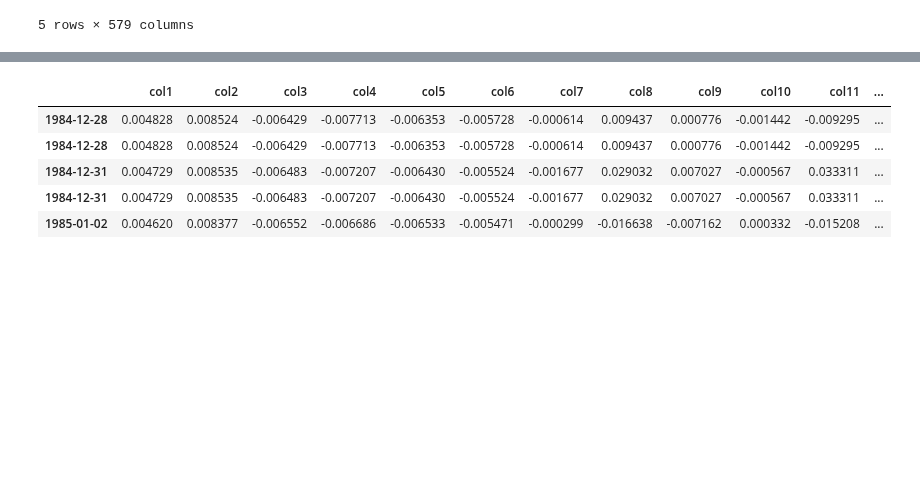
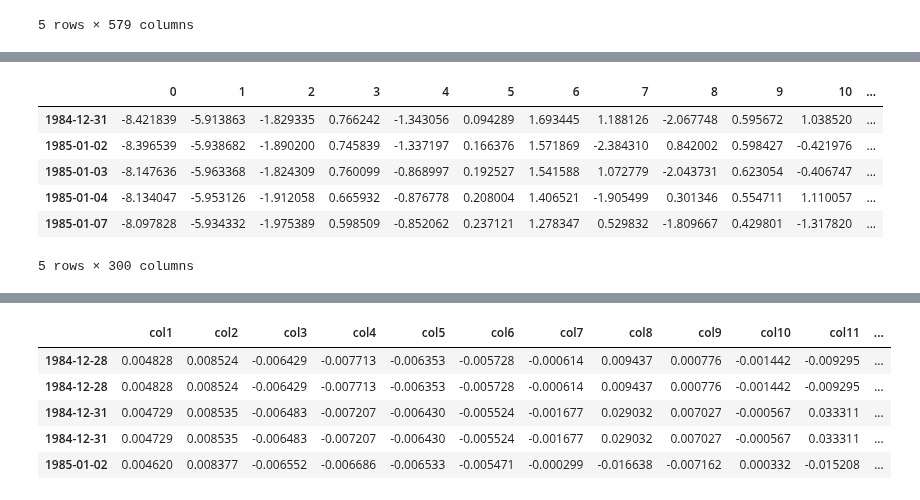
Before and after one commit to savourylie/Stock-Price-Forecaster, a Jupyter notebook: TradingBot/TradingBot.ipynb, the cells around one changed output, grey strips where cells are left out. Drawn from its saved outputs; the diff is of its cells as text; code cells hidden in the pictures; blank space fills up the shorter version.

```diff
--- a/TradingBot/TradingBot.ipynb
+++ b/TradingBot/TradingBot.ipynb
@@ -2560,0 +1978,3 @@ No reward yet...0 assigned.
+# %%
+dfMain2['Trade Price'] = dfMain2['Adj Close']
+print(dfMain2[['Trade Price', 'Open', 'Adj Close']].head())
@@ -2560,0 +2160,26 @@ No reward yet...0 assigned.
+# %%
+# PCA Fit and Transformation and DF Reconstruction
+def pca_transform_reconstruct(fit_data, trans_data, pca_dim):
+    pca = PCA(n_components=pca_dim)
+    pca.fit(fit_data)
+
+    data_pca = pca.transform(trans_data)
+    data_pca = pd.DataFrame(data=data_pca)
+    data_pca['Date'] = trans_data.index
+    data_pca.set_index(data_pca['Date'], inplace=True)
+    del data_pca.index.name
+    del data_pca['Date']
+
+    return data_pca
+
+df_features_pca = pca_transform_reconstruct(df_features_norm, df_features_norm, 300)
+# %%
+display(df_features_pca.head())
+# %% [output]
+|  | 0 | 1 | 2 | 3 | 4 | 5 | 6 | 7 | 8 | 9 | 10 | ... |
+| 1984-12-31 | -8.421839 | -5.913863 | -1.829335 | 0.766242 | -1.343056 | 0.094289 | 1.693445 | 1.188126 | -2.067748 | 0.595672 | 1.038520 | ... |
+| 1985-01-02 | -8.396539 | -5.938682 | -1.890200 | 0.745839 | -1.337197 | 0.166376 | 1.571869 | -2.384310 | 0.842002 | 0.598427 | -0.421976 | ... |
+| 1985-01-03 | -8.147636 | -5.963368 | -1.824309 | 0.760099 | -0.868997 | 0.192527 | 1.541588 | 1.072779 | -2.043731 | 0.623054 | -0.406747 | ... |
+| 1985-01-04 | -8.134047 | -5.953126 | -1.912058 | 0.665932 | -0.876778 | 0.208004 | 1.406521 | -1.905499 | 0.301346 | 0.554711 | 1.110057 | ... |
+| 1985-01-07 | -8.097828 | -5.934332 | -1.975389 | 0.598509 | -0.852062 | 0.237121 | 1.278347 | 0.529832 | -1.809667 | 0.429801 | -1.317820 | ... |
+5 rows × 300 columns
```
Also changed, not shown: parts of 55 cells of this notebook, 3 other files.
